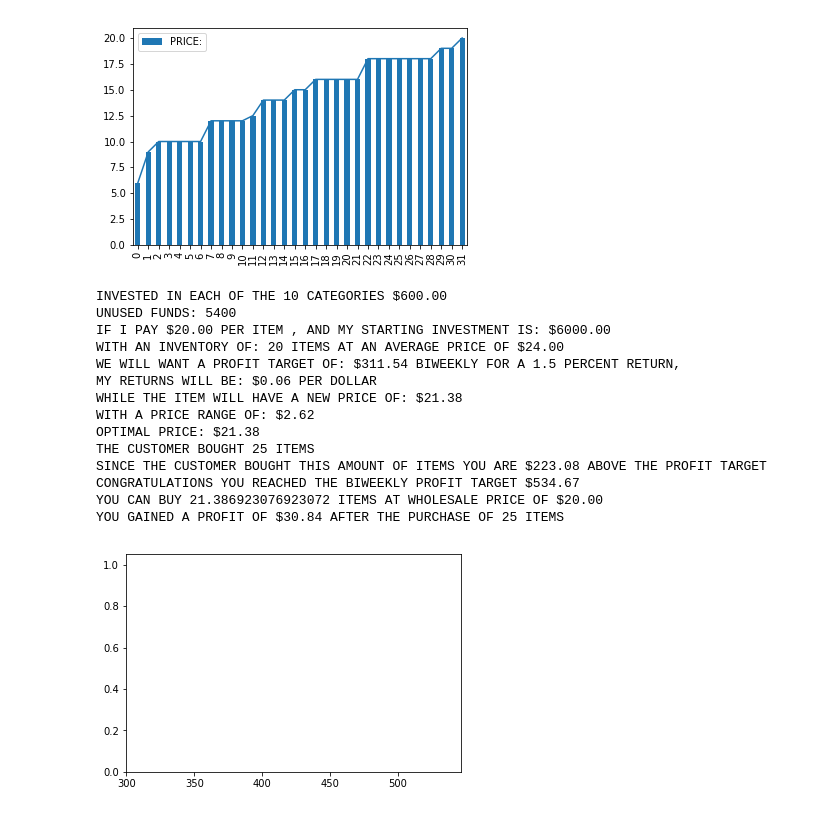
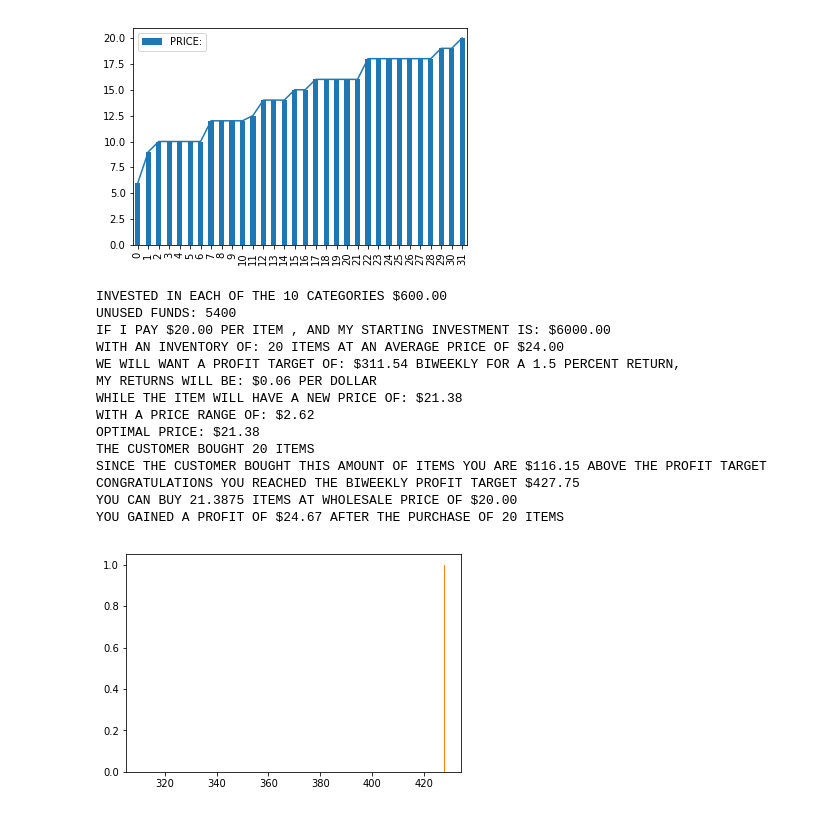
Before and after one commit to gamma-ai/shopify_AI, a Jupyter notebook: shopifai_agent.ipynb, the cells around one changed output. Drawn from its saved outputs; the diff is of its cells as text; code cells hidden in the pictures.

```diff
--- a/shopifai_agent.ipynb
+++ b/shopifai_agent.ipynb
@@ -190,38 +190,38 @@ def optimize_price(initial_investment,per_category_investment,inventory,i_pay,me
         print('THE CUSTOMER BOUGHT {} ITEMS'.format(cus_buys))
         print('SINCE THE CUSTOMER BOUGHT THIS AMOUNT OF ITEMS YOU ARE ${:.2f} ABOVE THE PROFIT TARGET'.format(customer_buys-profit_target))
         print('CONGRATULATIONS YOU REACHED THE BIWEEKLY PROFIT TARGET ${:.2f}'.format(customer_buys+returns))
         can_buy = (customer_buys +returns)/cus_buys
         print('YOU CAN BUY {} ITEMS AT WHOLESALE PRICE OF ${:.2f}'.format(can_buy,i_pay))
         print('YOU GAINED A PROFIT OF ${:.2f} AFTER THE PURCHASE OF {} ITEMS'.format(customer_buys*returns,cus_buys))
         plt.hist(profit_target)
 #     plt.scatter(customer_buys,optimal_price,price_range,new_price)
         plt.hist(customer_buys)
     elif customer_buys <= profit_target:
         print('THE CUSTOMER BOUGHT {} ITEMS'.format(cus_buys))
         print('SINCE THE CUSTOMER BOUGHT THIS AMOUNT OF ITEMS YOU ARE ${:.2f} AWAY FROM THE PROFIT TARGET  OF ${:.2f}'.format(profit_target-customer_buys,profit_target))
         print('PROFIT TARGET NOT YET HIT')
         can_buy =(customer_buys +returns)/cus_buys
         print('YOU CAN BUY {} ITEMS AT WHOLESALE PRICE OF ${:.2f}'.format(can_buy,i_pay))
         print('YOU GAINED A PROFIT OF ${:.2f} AFTER THE PURCHASE OF {} ITEMS'.format(customer_buys*returns,cus_buys))
         plt.hist(profit_target)
 #     plt.scatter(customer_buys,optimal_price,price_range,new_price)
-        plt.hist(customer_buys)
+        plt.hist(customer_buys*invent)
 
     return #i_pay,mean,current_spend,profit_target,returns,new_price
-optimize_price(6000,600,20,20,24,25)
+optimize_price(6000,600,20,20,24,20)
 # %% [output]
 INVESTED IN EACH OF THE 10 CATEGORIES $600.00
 UNUSED FUNDS: 5400
 IF I PAY $20.00 PER ITEM , AND MY STARTING INVESTMENT IS: $6000.00
 WITH AN INVENTORY OF: 20 ITEMS AT AN AVERAGE PRICE OF $24.00
 WE WILL WANT A PROFIT TARGET OF: $311.54 BIWEEKLY FOR A 1.5 PERCENT RETURN,
 MY RETURNS WILL BE: $0.06 PER DOLLAR
 WHILE THE ITEM WILL HAVE A NEW PRICE OF: $21.38
 WITH A PRICE RANGE OF: $2.62
 OPTIMAL PRICE: $21.38
-THE CUSTOMER BOUGHT 25 ITEMS
-SINCE THE CUSTOMER BOUGHT THIS AMOUNT OF ITEMS YOU ARE $223.08 ABOVE THE PROFIT TARGET
-CONGRATULATIONS YOU REACHED THE BIWEEKLY PROFIT TARGET $534.67
-YOU CAN BUY 21.386923076923072 ITEMS AT WHOLESALE PRICE OF $20.00
-YOU GAINED A PROFIT OF $30.84 AFTER THE PURCHASE OF 25 ITEMS
+THE CUSTOMER BOUGHT 20 ITEMS
+SINCE THE CUSTOMER BOUGHT THIS AMOUNT OF ITEMS YOU ARE $116.15 ABOVE THE PROFIT TARGET
+CONGRATULATIONS YOU REACHED THE BIWEEKLY PROFIT TARGET $427.75
+YOU CAN BUY 21.3875 ITEMS AT WHOLESALE PRICE OF $20.00
+YOU GAINED A PROFIT OF $24.67 AFTER THE PURCHASE OF 20 ITEMS
-[figure, old version]
+[figure, new version]
```
